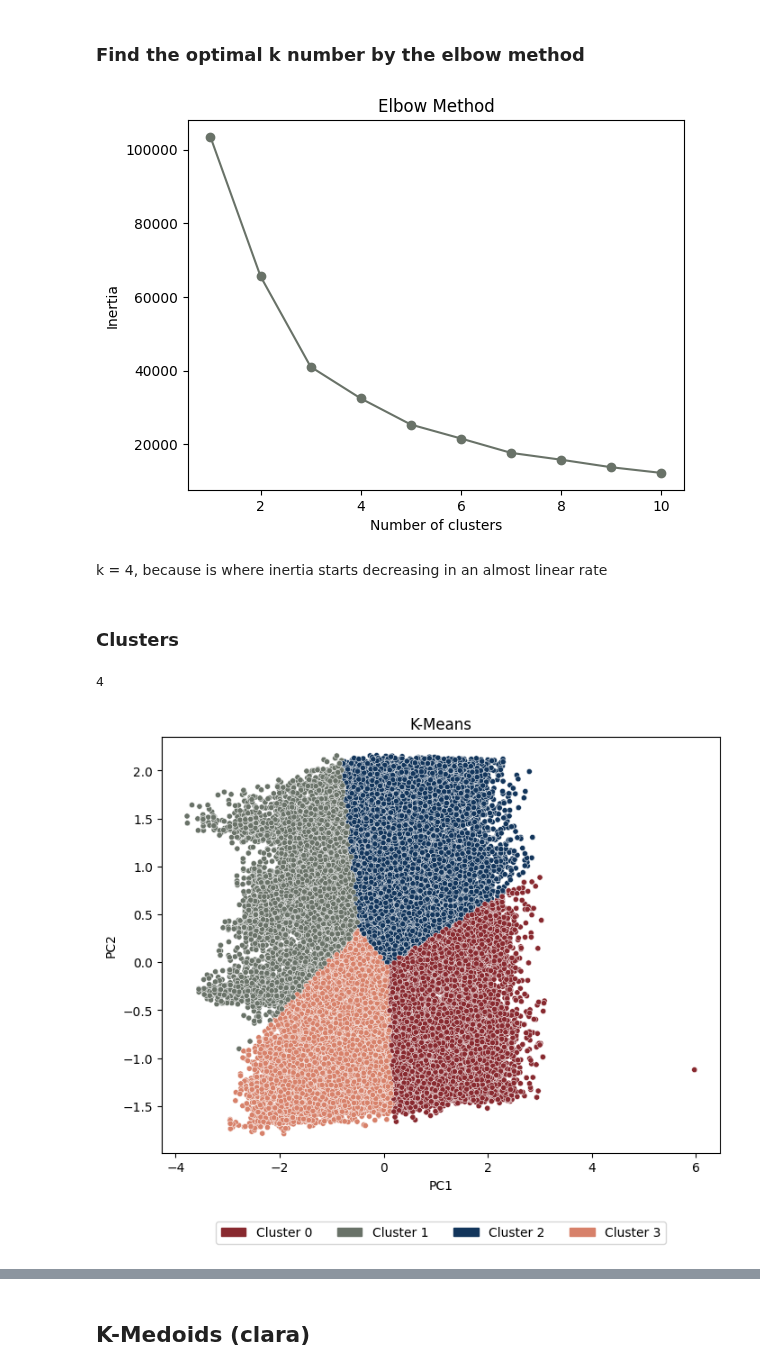
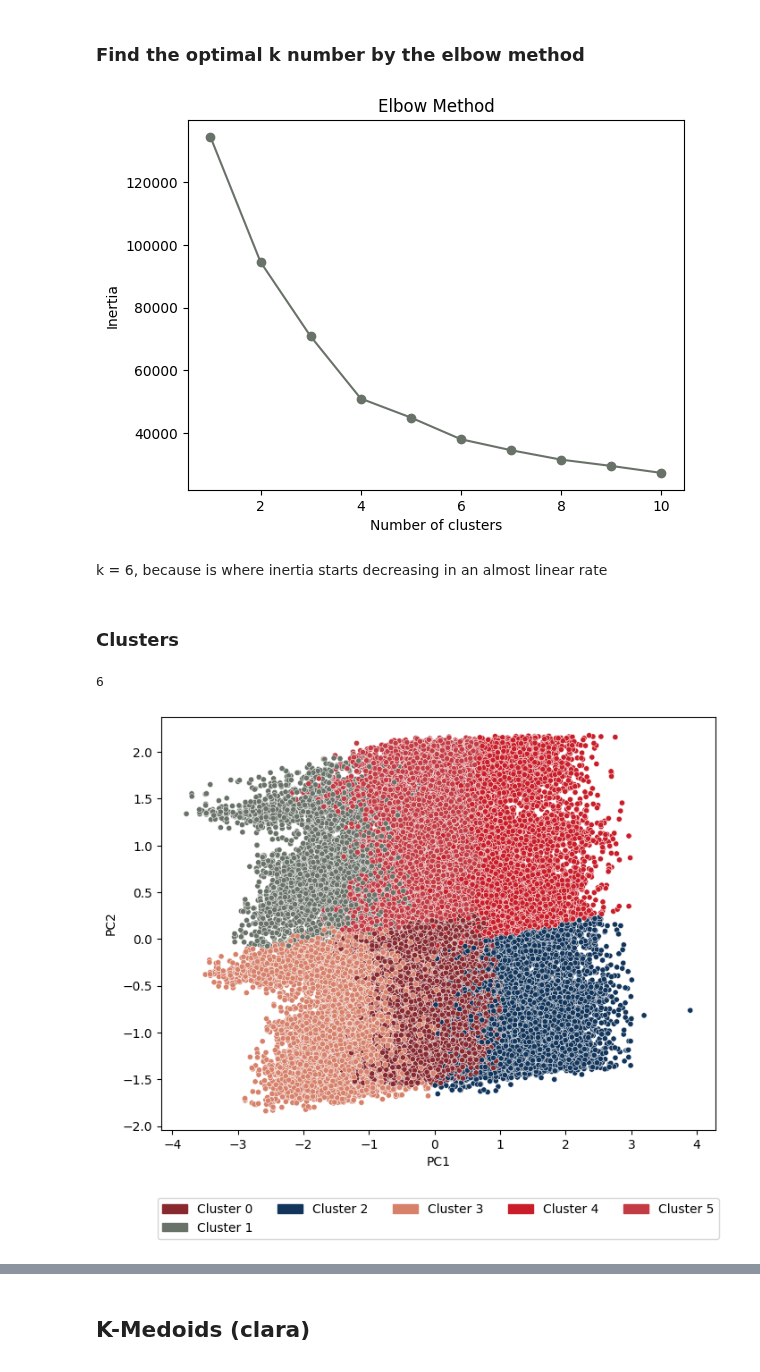
Before and after one commit to sarabreu/thesis_dev, a Jupyter notebook: 2_models/with_clean_data/wind/partition_cluster.ipynb, the cells around one changed output, grey strips where cells are left out. Drawn from its saved outputs; the diff is of its cells as text; code cells hidden in the pictures.

```diff
--- a/2_models/with_clean_data/wind/partition_cluster.ipynb
+++ b/2_models/with_clean_data/wind/partition_cluster.ipynb
@@ -25,6 +25,7 @@ custom_cmap = LinearSegmentedColormap.from_list('custom_cmap', my_colors)
 df_subset = pd.read_csv('df_subset.csv')
 # %%
 pca_df = pd.read_csv('pca_df.csv')
+df_wind_scaled = pd.read_csv('df_wind_scaled.csv')
 # %%
 # Plot the representative points on a scatter plot using PCA results
 plt.figure(figsize=(8, 6))
@@ -47,7 +48,7 @@ inertia = []
 
 for k in range(1,11):
     kmeans = KMeans(n_clusters=k, random_state=1)
-    kmeans.fit(pca_df)
+    kmeans.fit(df_wind_scaled)
     inertia.append(kmeans.inertia_)
 
 plt.plot(range(1,11), inertia, marker = 'o', c = '#697268')
@@ -56,14 +57,14 @@ plt.ylabel('Inertia')
 plt.title('Elbow Method')
 plt.show()
 # %% [output]
-[figure, old version]
+[figure, new version]
 # %% [markdown]
-k = 4, because is where inertia starts decreasing in an almost linear rate
+k = 6, because is where inertia starts decreasing in an almost linear rate
 # %% [markdown]
 ### Clusters
 # %%
-kmeans = KMeans(n_clusters=4, random_state=1)
-kmeans.fit(pca_df)
+kmeans = KMeans(n_clusters=6, random_state=1)
+kmeans.fit(df_wind_scaled)
 
 # Get cluster labels
 cluster_labels = kmeans.labels_
@@ -83,23 +89,23 @@ pca_df.to_csv('results/partitional/csv_labels_raw/kmeans.csv', index=False)
 # %%
 pca_df['cluster'].nunique()
 # %% [output]
-4
+6
 # %%
 n_clusters = len(pca_df['cluster'].unique())
 pallete = sns.color_palette(my_colors, n_clusters)
 
 # Plot the representative points on a scatter plot using PCA results
 plt.figure(figsize=(8, 6))
 sns.scatterplot(data=pca_df, x='PC1', y='PC2', hue='cluster', palette=pallete, s=20)
-plt.title('K-Means')
+# plt.title('K-Means')
 plt.xlabel('PC1')
 plt.ylabel('PC2')
 legend_handles = [mpatches.Circle((0, 0), radius=1, color=color) for color in my_colors]
 plt.legend(handles=legend_handles, labels=[f'Cluster {cluster_label}' for cluster_label in np.unique(cluster_labels)],
             loc='upper center', bbox_to_anchor=(0.5, -0.15), ncol=5)
 plt.show()
 # %% [output]
-[figure, old version]
+[figure, new version]
 # %%
 most_frequent_clusters = pca_df.groupby('asset_id')['cluster'].agg(lambda x: np.bincount(x).argmax())
 
```
Also changed, not shown: parts of 30 cells of this notebook, 5 other files.
